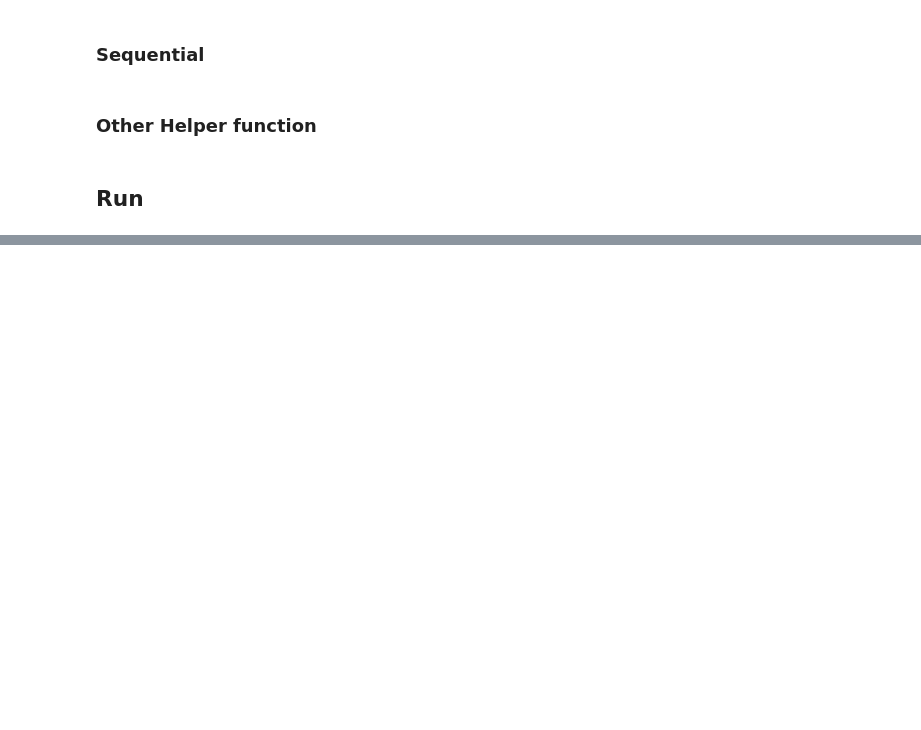
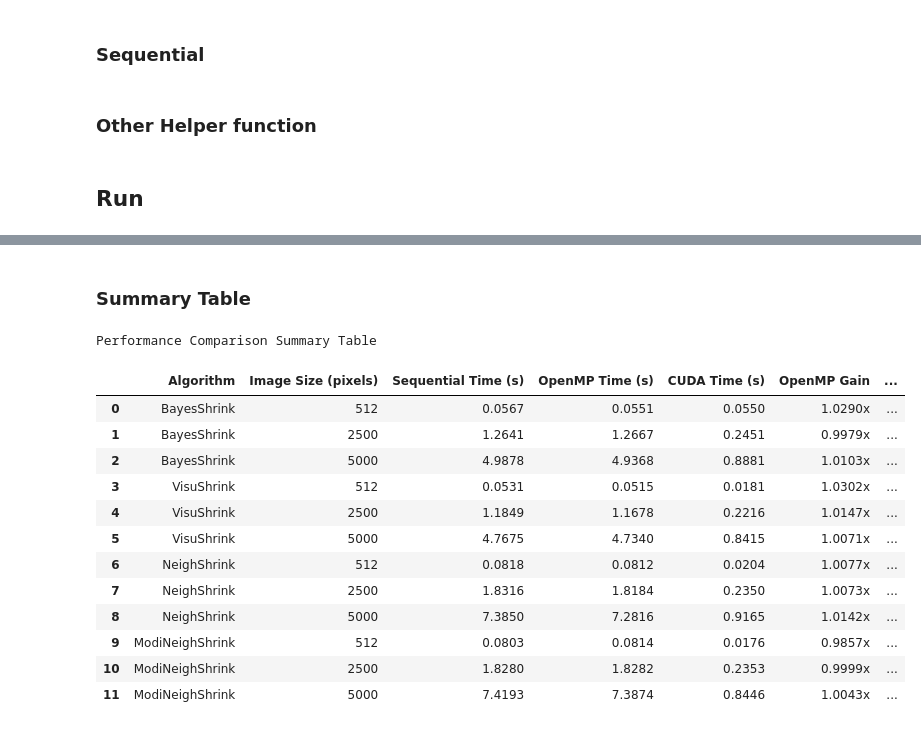
Before and after one commit to zkgan03/ImageDenoising-Parallel, a Jupyter notebook: PerformanceEvaluation.ipynb, the cells around one changed output, grey strips where cells are left out. Saved outputs shown, nothing was run; the diff lists cells and outputs as text; code cells hidden in the pictures; blank space fills up the shorter version.

```diff
--- a/PerformanceEvaluation.ipynb
+++ b/PerformanceEvaluation.ipynb
@@ -690,0 +747,72 @@ Image loaded successfully for size 5000!
+# %% [markdown]
+### Summary Table
+# %%
+# Initialize the summary data
+summary_data = []
+
+# Populate the summary data
+for algo_name, timings in execution_times.items():
+    seq_times = timings["Sequential"]
+    omp_times = timings["OpenMP"]
+    cuda_times = timings["CUDA"]
+
+    for img_size, seq_time, omp_time, cuda_time in zip(image_paths.keys(), seq_times, omp_times, cuda_times):
+        openmp_gain = seq_time / omp_time if omp_time > 0 else 0
+        cuda_gain = seq_time / cuda_time if cuda_time > 0 else 0
+        summary_data.append([algo_name, img_size, seq_time, omp_time, cuda_time, openmp_gain, cuda_gain])
+
+# Create the DataFrame with proper columns
+columns = [
+    'Algorithm', 'Image Size (pixels)', 'Sequential Time (s)',
+    'OpenMP Time (s)', 'CUDA Time (s)', 'OpenMP Gain', 'CUDA Gain'
+]
+summary_df = pd.DataFrame(summary_data, columns=columns)
+
+# Define custom highlighting functions
+def highlight_min_execution(s):
+    """Highlight the minimum execution time in each row."""
+    is_min = s == s.min()
+    return ['background-color: #00ff0050' if v else '' for v in is_min]
+
+def highlight_max_gain(s):
+    """Highlight the maximum performance gain in each row."""
+    is_max = s == s.max()
+    return ['background-color: #add8e650' if v else '' for v in is_max]
+
+# Apply the custom highlighting functions
+styled_table = (
+    summary_df.style
+    .apply(highlight_min_execution, subset=['Sequential Time (s)', 'OpenMP Time (s)', 'CUDA Time (s)'], axis=1)
+    .apply(highlight_max_gain, subset=['OpenMP Gain', 'CUDA Gain'], axis=1)
+    .format({
+        'Sequential Time (s)': '{:.4f}',
+        'OpenMP Time (s)': '{:.4f}',
+        'CUDA Time (s)': '{:.4f}',
+        'OpenMP Gain': '{:.4f}x',
+        'CUDA Gain': '{:.4f}x'
+    })  # Format the numbers
+    .set_table_styles([  # Add table effects
+        {'selector': 'thead th', 'props': [('background-color', '#4CAF50'), ('color', 'white'), ('font-size', '14px')]},
+        {'selector': 'tbody tr:nth-child(even)', 'props': [('background-color', '#f2f2f2')]},
+        {'selector': 'tbody tr:hover', 'props': [('background-color', '#ddd')]}
+    ])
+    .set_caption('<h2 style="text-align: center; margin-bottom: 20px;">Performance Comparison Summary Table</h1>')
+)
+
+# Display the styled table
+display(styled_table)
+# %% [output]
+Performance Comparison Summary Table
+|  | Algorithm | Image Size (pixels) | Sequential Time (s) | OpenMP Time (s) | CUDA Time (s) | OpenMP Gain | ... |
+| 0 | BayesShrink | 512 | 0.0567 | 0.0551 | 0.0550 | 1.0290x | ... |
+| 1 | BayesShrink | 2500 | 1.2641 | 1.2667 | 0.2451 | 0.9979x | ... |
+| 2 | BayesShrink | 5000 | 4.9878 | 4.9368 | 0.8881 | 1.0103x | ... |
+| 3 | VisuShrink | 512 | 0.0531 | 0.0515 | 0.0181 | 1.0302x | ... |
+| 4 | VisuShrink | 2500 | 1.1849 | 1.1678 | 0.2216 | 1.0147x | ... |
+| 5 | VisuShrink | 5000 | 4.7675 | 4.7340 | 0.8415 | 1.0071x | ... |
+| 6 | NeighShrink | 512 | 0.0818 | 0.0812 | 0.0204 | 1.0077x | ... |
+| 7 | NeighShrink | 2500 | 1.8316 | 1.8184 | 0.2350 | 1.0073x | ... |
+| 8 | NeighShrink | 5000 | 7.3850 | 7.2816 | 0.9165 | 1.0142x | ... |
+| 9 | ModiNeighShrink | 512 | 0.0803 | 0.0814 | 0.0176 | 0.9857x | ... |
+| 10 | ModiNeighShrink | 2500 | 1.8280 | 1.8282 | 0.2353 | 0.9999x | ... |
+| 11 | ModiNeighShrink | 5000 | 7.4193 | 7.3874 | 0.8446 | 1.0043x | ... |
```
Also changed, not shown: parts of 9 cells of this notebook, 3 other files.
